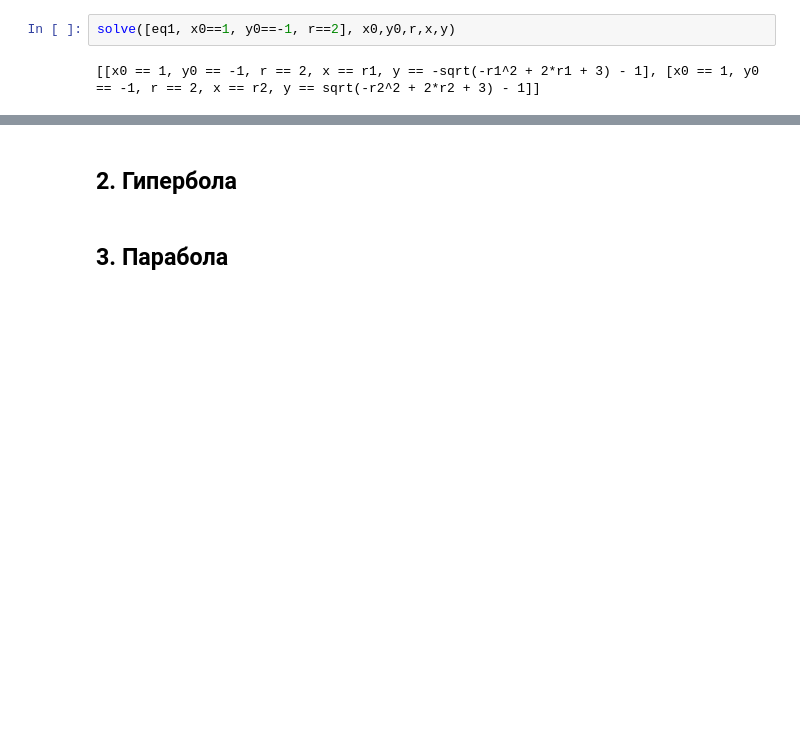
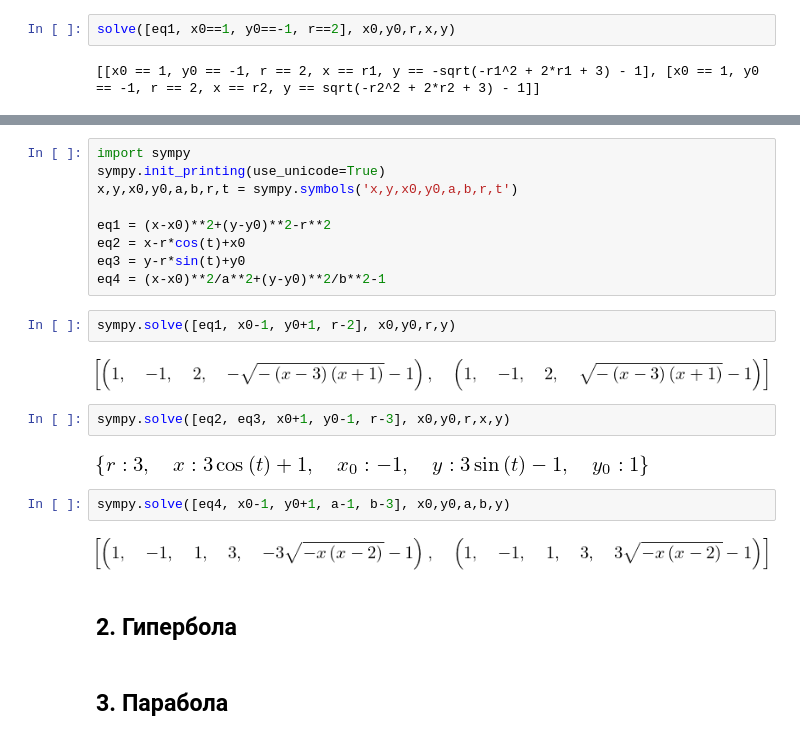
Before and after one commit to OlgaBelitskaya/linear_algebra_practice, a Jupyter notebook: work1_10.ipynb, the cells around one changed output, grey strips where cells are left out. Drawn from its saved outputs; the diff is of its cells as text; blank space fills up the shorter version.

```diff
--- a/work1_10.ipynb
+++ b/work1_10.ipynb
@@ -74,3 +74,24 @@ g.show()
+# %%
+import sympy
+sympy.init_printing(use_unicode=True)
+x,y,x0,y0,a,b,r,t = sympy.symbols('x,y,x0,y0,a,b,r,t')
+
+eq1 = (x-x0)**2+(y-y0)**2-r**2
+eq2 = x-r*cos(t)+x0
+eq3 = y-r*sin(t)+y0
+eq4 = (x-x0)**2/a**2+(y-y0)**2/b**2-1
+# %%
+sympy.solve([eq1, x0-1, y0+1, r-2], x0,y0,r,y)
+# %% [output]
+[figure, added]
+# %%
+sympy.solve([eq2, eq3, x0+1, y0-1, r-3], x0,y0,r,x,y)
+# %% [output]
+[figure, added]
+# %%
+sympy.solve([eq4, x0-1, y0+1, a-1, b-3], x0,y0,a,b,y)
+# %% [output]
+[figure, added]
 # %% [markdown]
 ## 2. Гипербола
 # %% [markdown]
```
Also changed, not shown: parts of 3 cells of this notebook.
